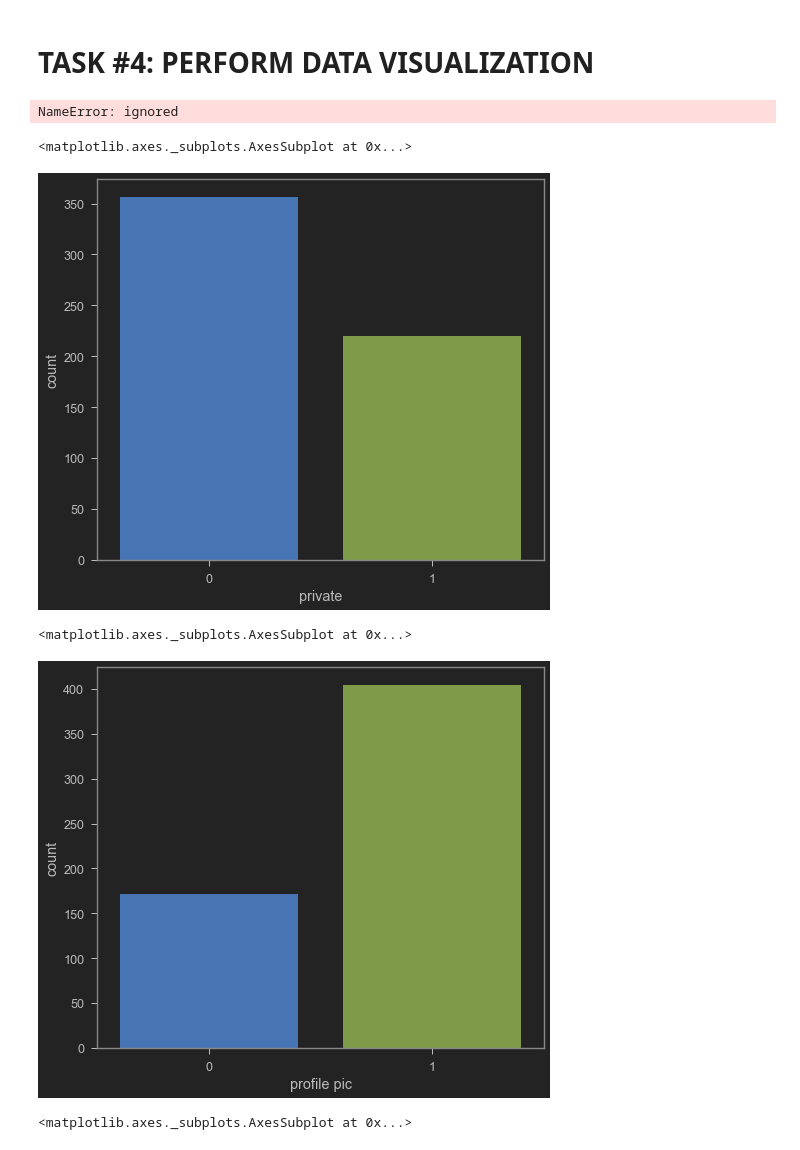
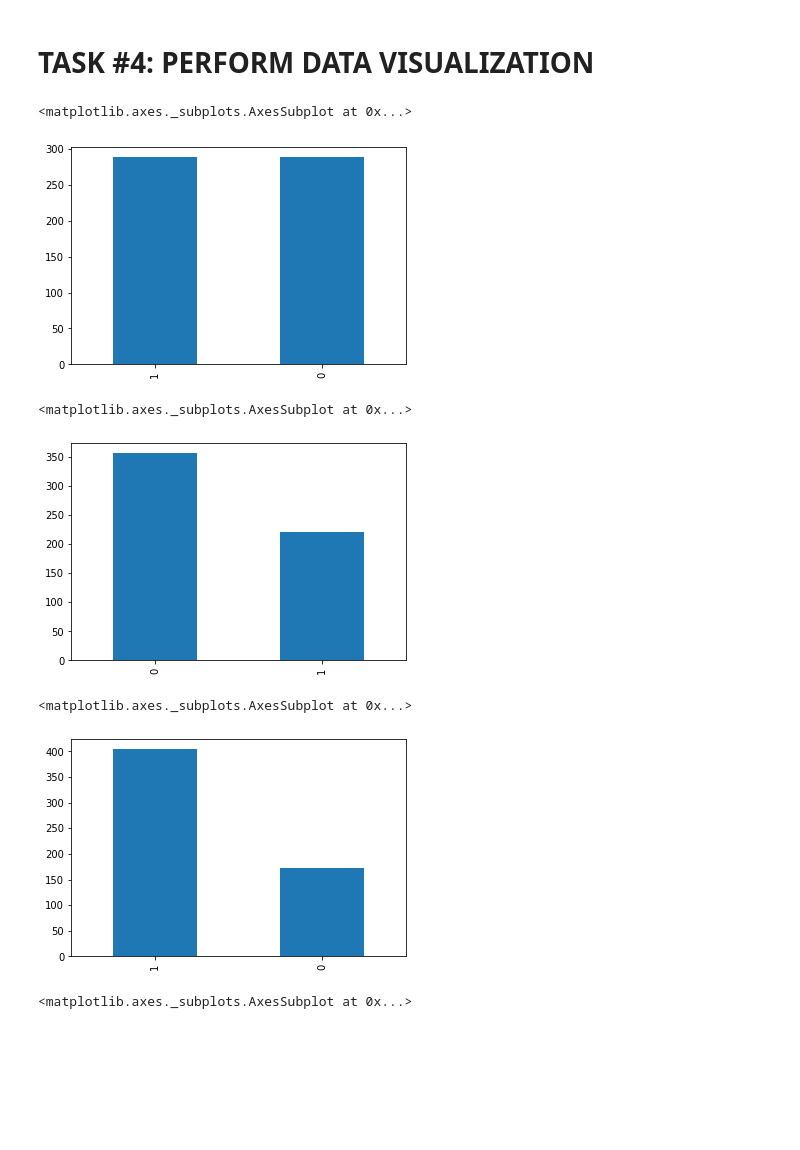
Before and after one commit to vdnew/Fake-Instagram-Account-detection, a Jupyter notebook: Fake_Instagram_Detection_Using_ANNs_Skeleton.ipynb, the cells around one changed output. Saved outputs shown, nothing was run; the diff lists cells and outputs as text; code cells hidden in the pictures; blank space fills up the shorter version.

```diff
--- a/Fake_Instagram_Detection_Using_ANNs_Skeleton.ipynb
+++ b/Fake_Instagram_Detection_Using_ANNs_Skeleton.ipynb
@@ -121,19 +121,22 @@ TestData = pd.read_csv(path)
 # TASK #4: PERFORM DATA VISUALIZATION
 # %%
 # Visualize the data
-plt.bar(TestData["fake"])
+data["fake"].value_counts().plot(kind='bar')
 # %% [output]
-NameError: ignored
+<matplotlib.axes._subplots.AxesSubplot at 0x...>
+[figure, added]
 # %%
 # Visualize the private column data
+data['private'].value_counts().plot(kind='bar')
 # %% [output]
 <matplotlib.axes._subplots.AxesSubplot at 0x...>
-[figure, old version]
+[figure, new version]
 # %%
 # Visualize the "profile pic" column data
+data['profile pic'].value_counts().plot(kind='bar')
 # %% [output]
 <matplotlib.axes._subplots.AxesSubplot at 0x...>
-[figure, old version]
+[figure, new version]
 # %%
 # Visualize the data
 plt.figure(figsize = (20, 10))
```
